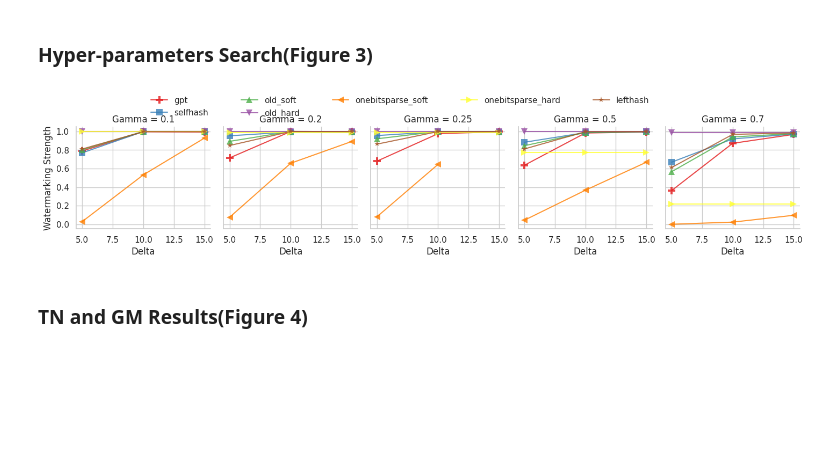
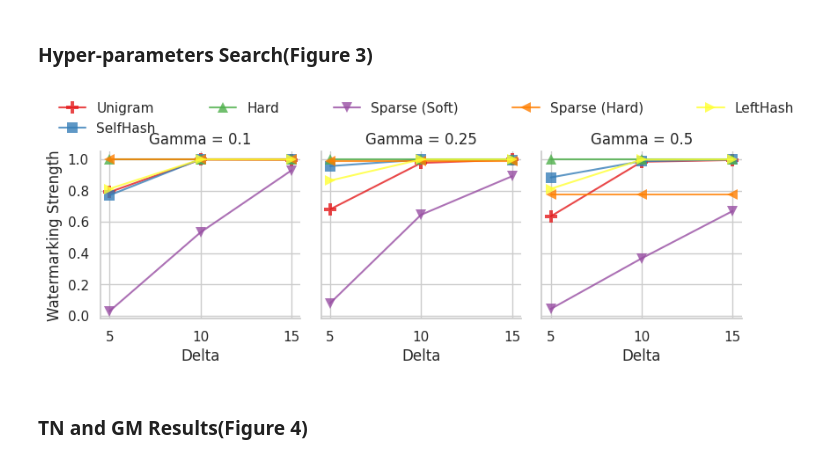
Before and after one commit to TomtheCodeBot/WaterBench, a Jupyter notebook: plot_image_and_tables.ipynb, the cells around one changed output. Saved outputs shown, nothing was run; the diff lists cells and outputs as text; code cells hidden in the pictures; blank space fills up the shorter version.

```diff
--- a/plot_image_and_tables.ipynb
+++ b/plot_image_and_tables.ipynb
@@ -702,38 +702,43 @@ print(output_str)
 # %%
 from turtle import title
 import numpy as np
 import seaborn as sns
 import matplotlib.pyplot as plt
 import pandas as pd
 def combine_mode_bl_type (x):
   if pd.isnull (x ['bl_type']):
     return x['mode']
   else:
     return x ['mode']+"_"+x['bl_type']
 
-df_avg = pd.read_csv(f"/home/duy/WaterBench/csv_data/z_score_avg_llama2-7b-chat-4k.csv")
+df_avg = pd.read_csv(f"/home/duy/WaterBench/csv_data/z_score_avg_llama2-7b-chat-4k_adjusted.csv")
 sns.set_theme(style="whitegrid")
 rs = np.random.RandomState(5)
-df_clean = df_avg.drop(df_avg[(df_avg["mode"] == "new") | (df_avg["mode"] == "no") | (df_avg["gamma"] == 0.65)  | (df_avg["gamma"] == 0.6) | (df_avg["delta"] == 9.0)].index)
+df_clean = df_avg.drop(df_avg[(df_avg["mode"] == "new") | (df_avg["mode"] == "no") | (df_avg["gamma"] == 0.65) | (df_avg["gamma"] == 0.2)| (df_avg["gamma"] == 0.7)    | (df_avg["gamma"] == 0.6) | (df_avg["delta"] == 9.0)].index)
+df_clean['watermark type'] = df_clean.apply(combine_mode_bl_type, axis=1)
+df_clean = df_clean.replace("ogv2", "SelfHash")
+df_clean = df_clean.replace("v2", "LeftHash")
+df_clean = df_clean.replace("gpt", "Unigram")
+df_clean = df_clean.replace("old_hard", "Hard")
 
-df_clean = df_clean.replace("ogv2", "selfhash")
-df_clean = df_clean.replace("v2", "lefthash")
+df_clean = df_clean.replace("onebitsparse_hard", "Sparse (Hard)")
+df_clean = df_clean.replace("onebitsparse_soft", "Sparse (Soft)")
 
-df_clean['watermark type'] = df_clean.apply(combine_mode_bl_type, axis=1)
 
 g = sns.FacetGrid(df_clean, col="gamma", hue="watermark type", palette="Set1", hue_kws={"marker": ["P", "s", "^", "v","<",">","*"], "markersize": [10, 8, 8, 8, 8, 8, 8], "markeredgewidth": [0, 0, 0, 0, 0, 0, 0], "alpha": [0.8, 0.8, 0.8, 0.8, 0.8, 0.8, 0.8]})
 
 g.map(sns.lineplot, "delta", "true_positive", marker=True, dashes=False)
 
 g.set_axis_labels("Delta", "Watermarking Strength")
 g.set_titles("Gamma = {col_name}")
 
 g.add_legend(title="", loc="upper center", ncol=5, bbox_to_anchor=(0.3, 1.1), columnspacing=4.0)
 
 # plt.savefig(f"{save_pic_dir}/{model_name}_search.pdf", dpi=400, bbox_inches='tight')
 plt.show()
+g.savefig("hyper_parameter.pdf", bbox_inches='tight')
 # %% [output]
-[figure, old version]
+[figure, new version]
 # %% [markdown]
 ### TN and GM Results(Figure 4)
 # %%
```
Also changed, not shown: 10 other files.
